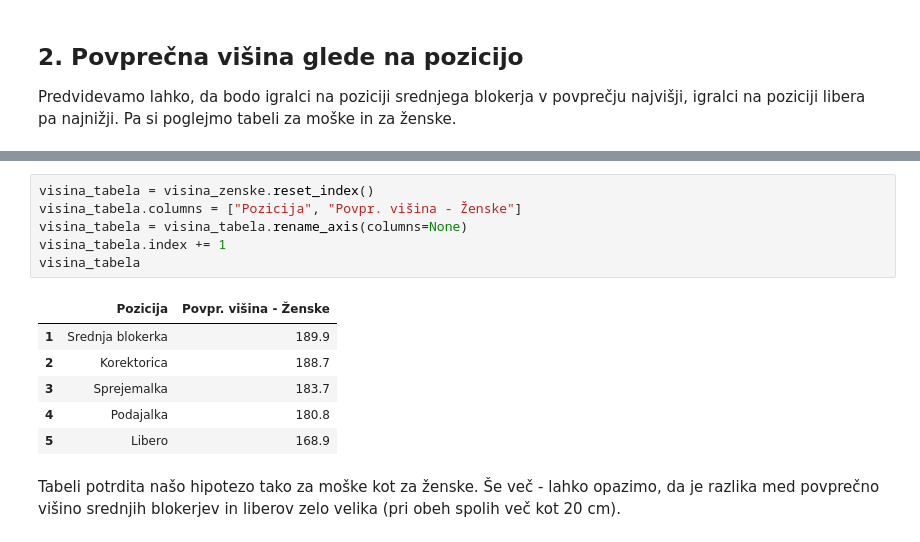
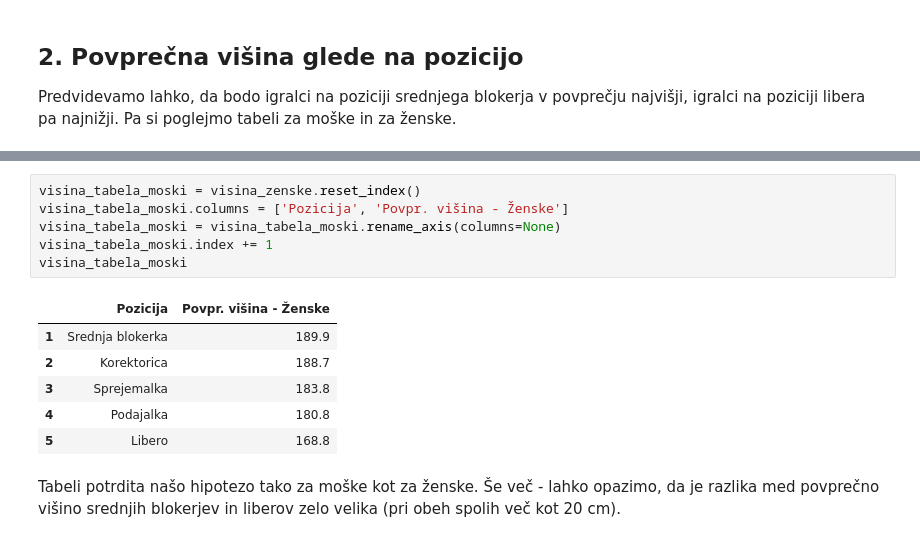
Before and after one commit to mijastijepic/UVP_projektna_naloga, a Jupyter notebook: analiza_podatkov.ipynb, the cells around one changed output, grey strips where cells are left out. Drawn from its saved outputs; the diff is of its cells as text.

```diff
--- a/analiza_podatkov.ipynb
+++ b/analiza_podatkov.ipynb
@@ -228,18 +229,18 @@ visina_tabela
 | 4 | Podajalec | 191.8 |
 | 5 | Libero | 181.2 |
 # %%
-visina_tabela = visina_zenske.reset_index()
-visina_tabela.columns = ["Pozicija", "Povpr. višina - Ženske"]
-visina_tabela = visina_tabela.rename_axis(columns=None)
-visina_tabela.index += 1
-visina_tabela
+visina_tabela_moski = visina_zenske.reset_index()
+visina_tabela_moski.columns = ['Pozicija', 'Povpr. višina - Ženske']
+visina_tabela_moski = visina_tabela_moski.rename_axis(columns=None)
+visina_tabela_moski.index += 1
+visina_tabela_moski
 # %% [output]
 |  | Pozicija | Povpr. višina - Ženske |
 | 1 | Srednja blokerka | 189.9 |
 | 2 | Korektorica | 188.7 |
-| 3 | Sprejemalka | 183.7 |
+| 3 | Sprejemalka | 183.8 |
 | 4 | Podajalka | 180.8 |
-| 5 | Libero | 168.9 |
+| 5 | Libero | 168.8 |
 # %% [markdown]
 Tabeli potrdita našo hipotezo tako za moške kot za ženske. Še več - lahko opazimo, da je razlika med povprečno višino srednjih blokerjev in liberov zelo velika (pri obeh spolih več kot 20 cm).
 # %% [markdown]
```
Also changed, not shown: parts of 25 cells of this notebook.
